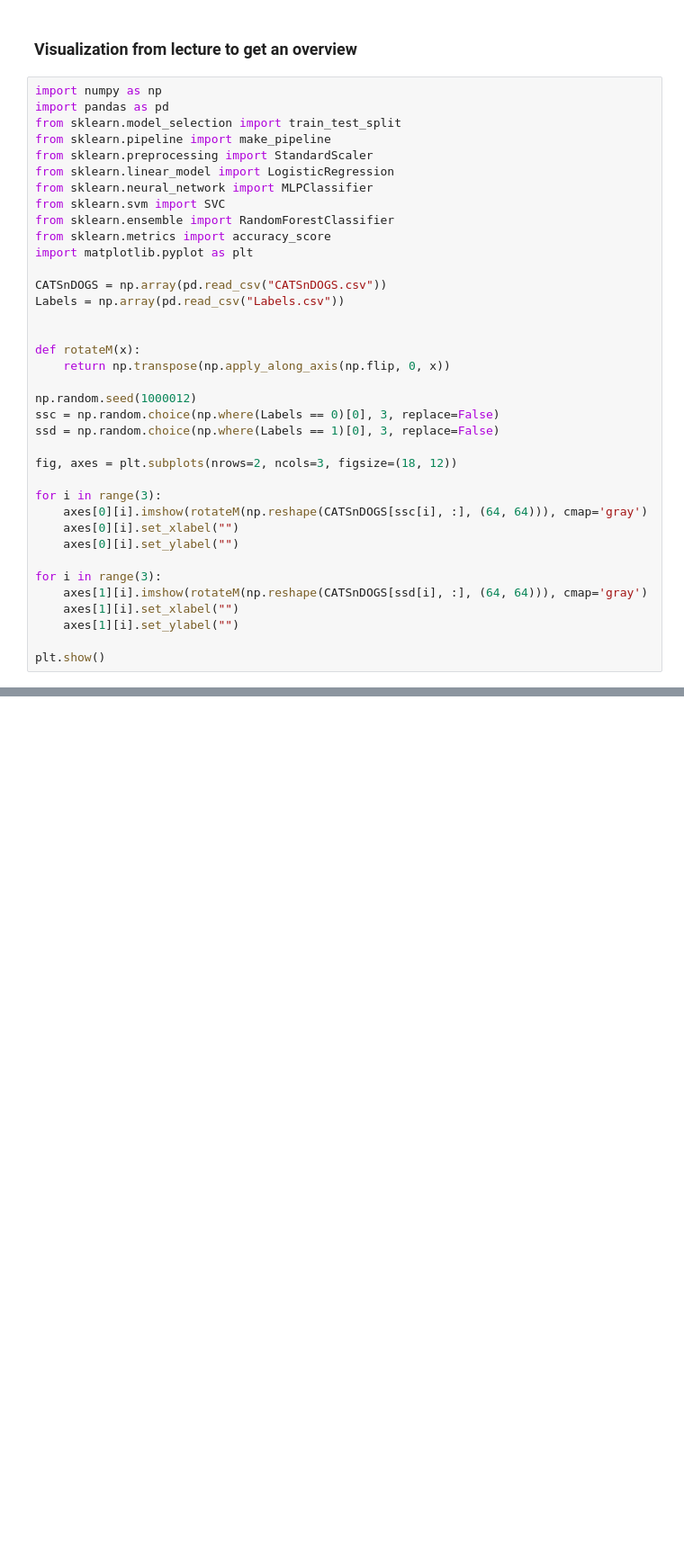
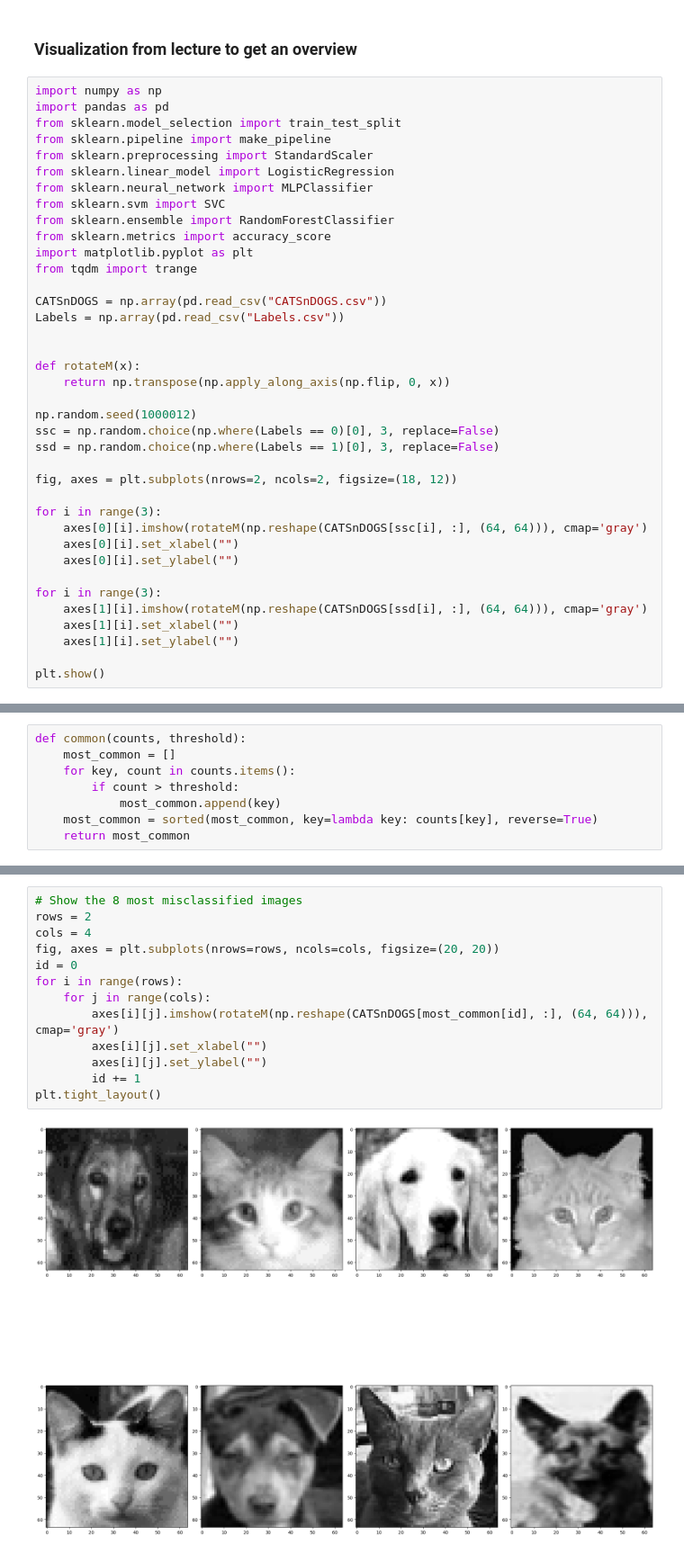
Before and after one commit to maximiliann97/Big-data-MVE441, a Jupyter notebook: Project2_catsndogs.ipynb, the cells around one changed output, grey strips where cells are left out. Shown at 90% size. Cells and saved outputs as stored; diff of their text form; blank space fills up the shorter version.

```diff
--- a/Project2_catsndogs.ipynb
+++ b/Project2_catsndogs.ipynb
@@ -12,6 +12,7 @@ from sklearn.svm import SVC
 from sklearn.ensemble import RandomForestClassifier
 from sklearn.metrics import accuracy_score
 import matplotlib.pyplot as plt
+from tqdm import trange
 
 CATSnDOGS = np.array(pd.read_csv("CATSnDOGS.csv"))
 Labels = np.array(pd.read_csv("Labels.csv"))
@@ -24,7 +25,7 @@ np.random.seed(1000012)
 ssc = np.random.choice(np.where(Labels == 0)[0], 3, replace=False)
 ssd = np.random.choice(np.where(Labels == 1)[0], 3, replace=False)
 
-fig, axes = plt.subplots(nrows=2, ncols=3, figsize=(18, 12))
+fig, axes = plt.subplots(nrows=2, ncols=2, figsize=(18, 12))
 
 for i in range(3):
     axes[0][i].imshow(rotateM(np.reshape(CATSnDOGS[ssc[i], :], (64, 64))), cmap='gray')
@@ -188,0 +132,8 @@ plt.imshow(rotateM(np.reshape(CATSnDOGS[most_common[0],:], (64, 64))), cmap='gra
+# %%
+def common(counts, threshold):
+    most_common = []
+    for key, count in counts.items():
+        if count > threshold:
+            most_common.append(key)
+    most_common = sorted(most_common, key=lambda key: counts[key], reverse=True)
+    return most_common
@@ -188,0 +229,15 @@ plt.imshow(rotateM(np.reshape(CATSnDOGS[most_common[0],:], (64, 64))), cmap='gra
+# %%
+# Show the 8 most misclassified images
+rows = 2
+cols = 4
+fig, axes = plt.subplots(nrows=rows, ncols=cols, figsize=(20, 20))
+id = 0
+for i in range(rows):
+    for j in range(cols):
+        axes[i][j].imshow(rotateM(np.reshape(CATSnDOGS[most_common[id], :], (64, 64))), cmap='gray')
+        axes[i][j].set_xlabel("")
+        axes[i][j].set_ylabel("")
+        id += 1
+plt.tight_layout()
+# %% [output]
+[figure, added]
```
Also changed, not shown: parts of 8 cells of this notebook.
